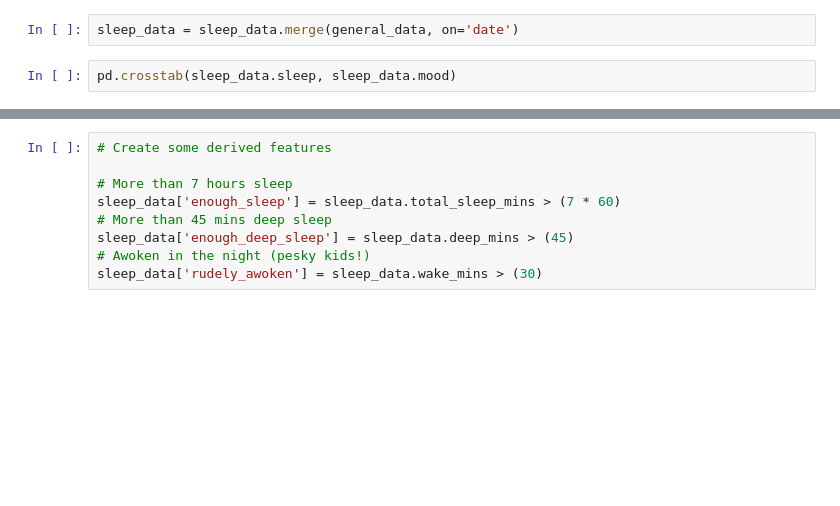
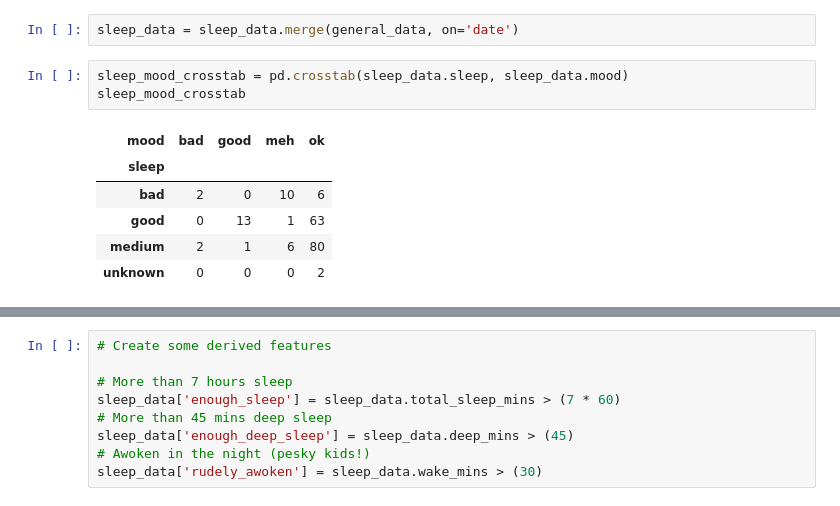
Before and after one commit to mpinkerton-oasis/AdsHackathon2021, a Jupyter notebook: fb_sleep_eda/sleep_eda.ipynb, the cells around one changed output, grey strips where cells are left out. Drawn from its saved outputs; the diff is of its cells as text; blank space fills up the shorter version.

```diff
--- a/fb_sleep_eda/sleep_eda.ipynb
+++ b/fb_sleep_eda/sleep_eda.ipynb
@@ -88,4 +104,12 @@ general_data = pd.DataFrame(
 # %%
 sleep_data = sleep_data.merge(general_data, on='date')
 # %%
-pd.crosstab(sleep_data.sleep, sleep_data.mood)
+sleep_mood_crosstab = pd.crosstab(sleep_data.sleep, sleep_data.mood)
+sleep_mood_crosstab
+# %% [output]
+| mood | bad | good | meh | ok |
+| sleep |  |  |  |  |
+| bad | 2 | 0 | 10 | 6 |
+| good | 0 | 13 | 1 | 63 |
+| medium | 2 | 1 | 6 | 80 |
+| unknown | 0 | 0 | 0 | 2 |
```
Also changed, not shown: parts of 29 cells of this notebook.
